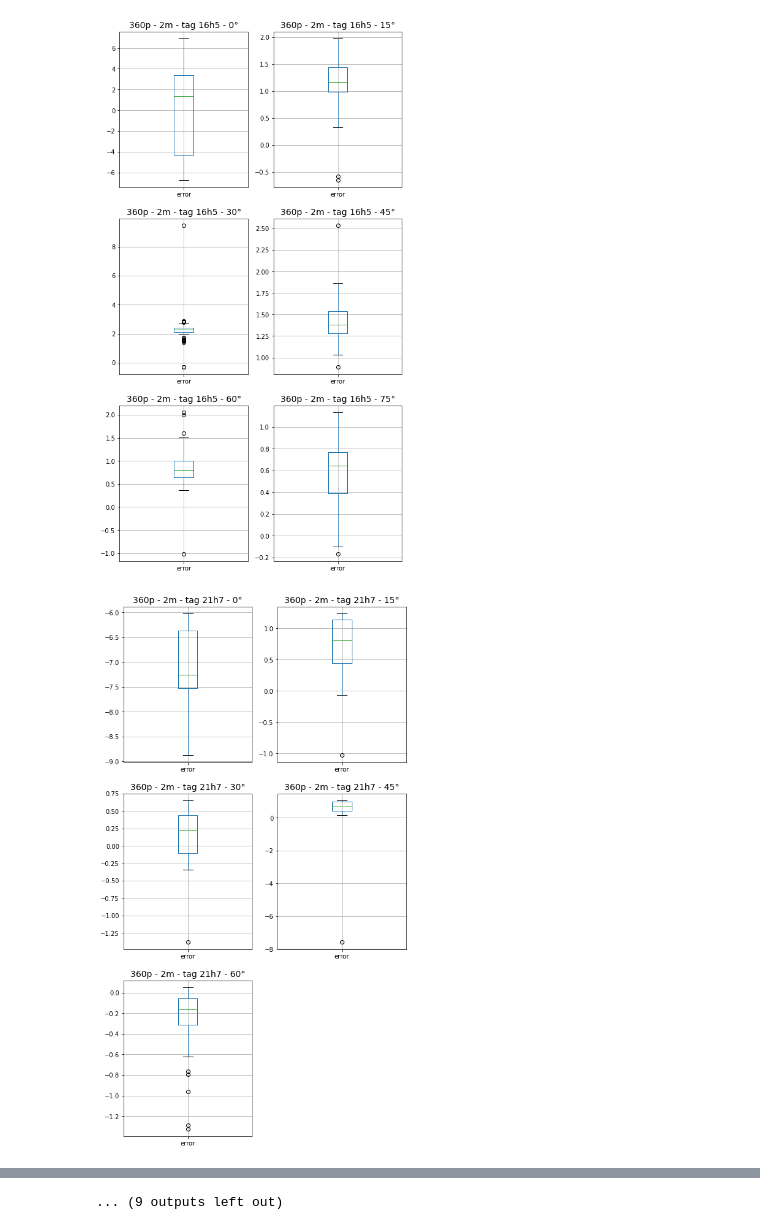
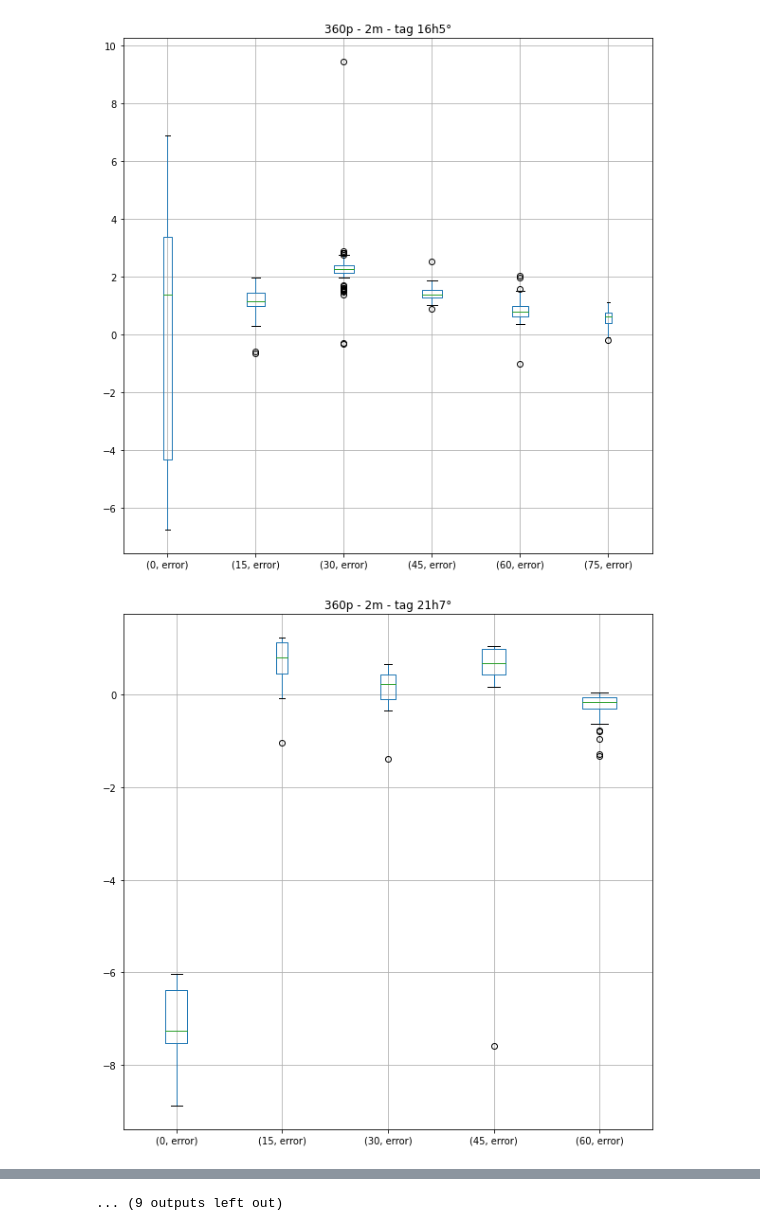
Before and after one commit to hakanErgin/apriltag_test_bench, a Jupyter notebook: analysis/cumulative_rotations.ipynb, the cells around one changed output, grey strips where cells are left out. Drawn from its saved outputs; the diff is of its cells as text; code cells hidden in the pictures.

```diff
--- a/analysis/cumulative_rotations.ipynb
+++ b/analysis/cumulative_rotations.ipynb
@@ -24,14 +24,19 @@ for filename in all_files:
 # %%
 for res in df_groupby_res.keys(): # res
     for distance in sorted(df_groupby_res[res].keys()): # distance
         df = pd.concat(df_groupby_res[res][distance]).reset_index().rename({'level_0': 'tag'}, axis=1).drop(columns=['level_1'], axis=1)
+        # print(df.tag.unique())
         for i,tag in enumerate(sorted(df.tag.unique())):
             grouped_df = df.loc[df['tag']==tag].groupby('true_yaw')
-            # print(grouped_df['true_yaw'].unique().values)
-            ax = grouped_df.boxplot(column=['error'], figsize=(8,16), sharey=False)
-            for yaw in grouped_df['true_yaw'].unique().values:
-                dist_text = '{}p - {} - tag {} - {}°'.format(res, distance, tag, yaw[0])
-                ax[yaw[0]].set_title(dist_text, fontsize=14)
+
+            width_vals = grouped_df['true_yaw'].count().values
+
+            fig, ax = plt.subplots()
+            grouped_df.boxplot(column=['error'], subplots=False, widths=[float(i)/sum(width_vals) for i in width_vals] if (len(width_vals)>1) else None)
+            title = '{}p - {} - tag {}°'.format(res, distance, tag)
+            ax.set_title(title)
+            fig.set_size_inches(10,10)
+            plt.show()
 # %% [output]
-[figure, old version]
+[figure, new version]
-[figure, old version]
+[figure, new version]
```
Also changed, not shown: parts of 5 cells of this notebook.
